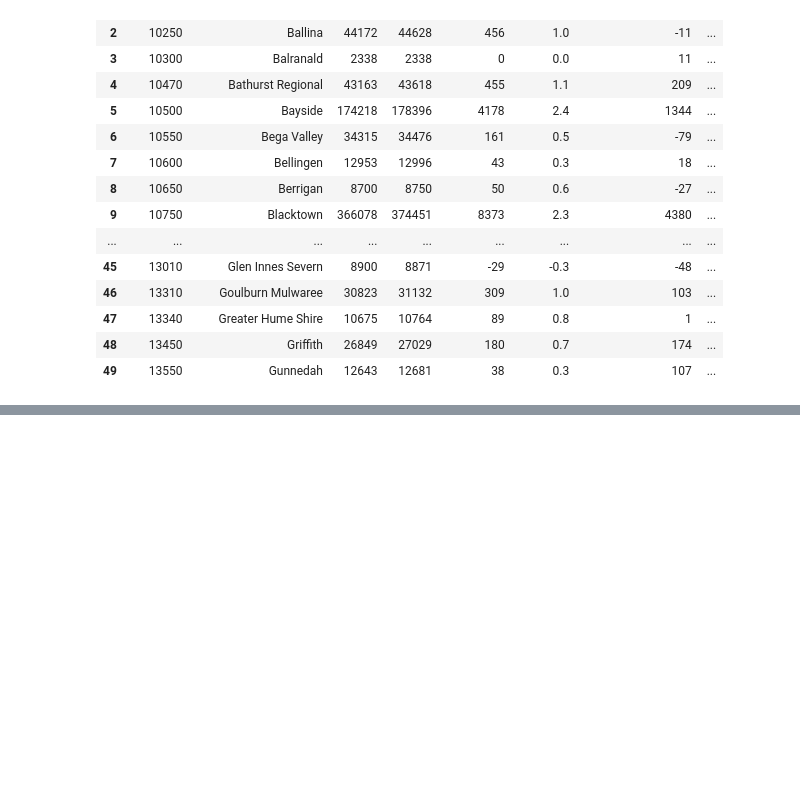
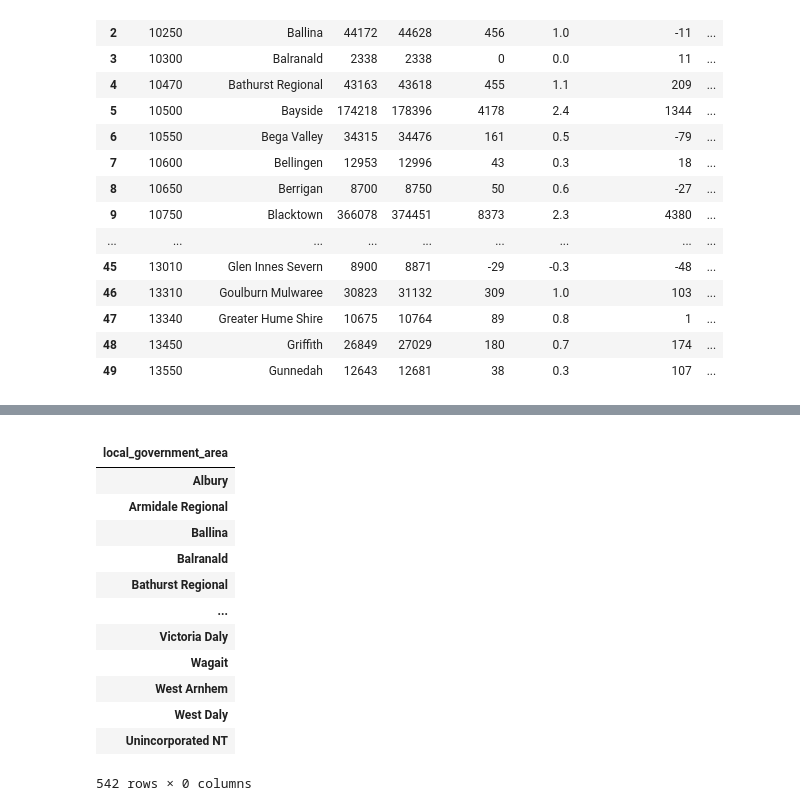
Before and after one commit to LP-116/ETL-Project, a Jupyter notebook: regional_growth.ipynb, the cells around one changed output, grey strips where cells are left out. Cells and saved outputs as stored; diff of their text form; code cells hidden in the pictures; blank space fills up the shorter version.

```diff
--- a/regional_growth.ipynb
+++ b/regional_growth.ipynb
@@ -43,0 +65,20 @@ regional_growth_data.head(50)
+# %%
+lga_cols = ["local_government_area"]
+lga_transformed = regional_growth_data[lga_cols].copy()
+lga_transformed.set_index("local_government_area", inplace=True)
+lga_transformed
+# %% [output]
+|  |
+| local_government_area |
+| Albury |
+| Armidale Regional |
+| Ballina |
+| Balranald |
+| Bathurst Regional |
+| ... |
+| Victoria Daly |
+| Wagait |
+| West Arnhem |
+| West Daly |
+| Unincorporated NT |
+542 rows × 0 columns
```
Also changed, not shown: parts of 2 cells of this notebook.
